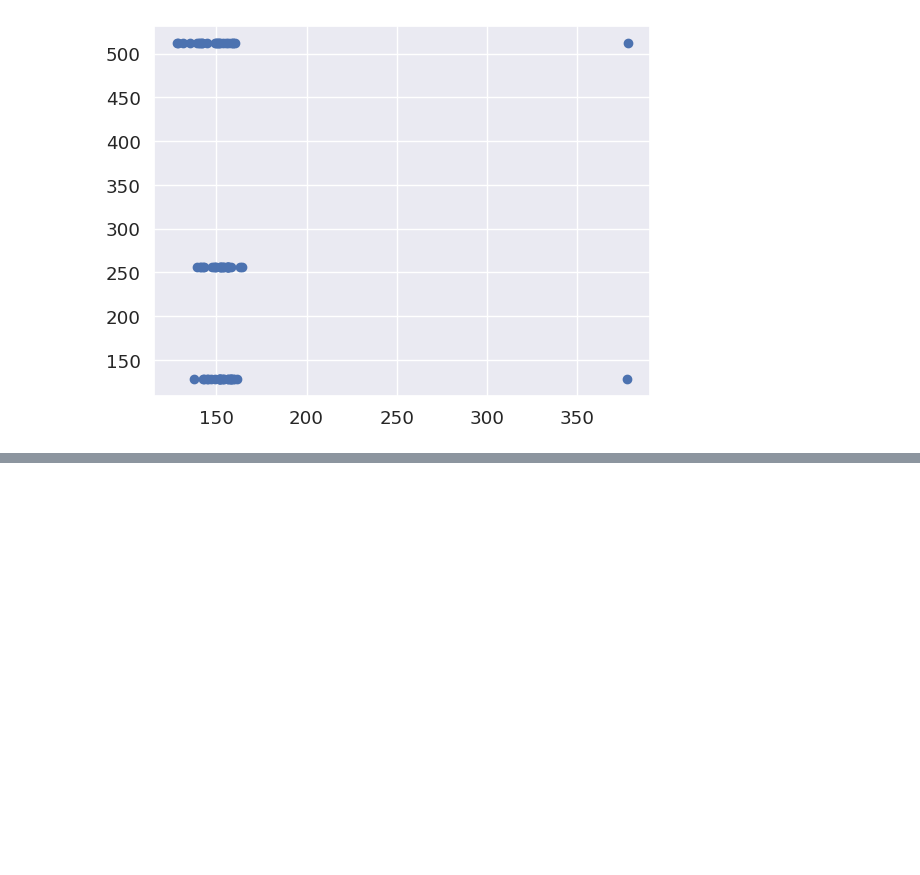
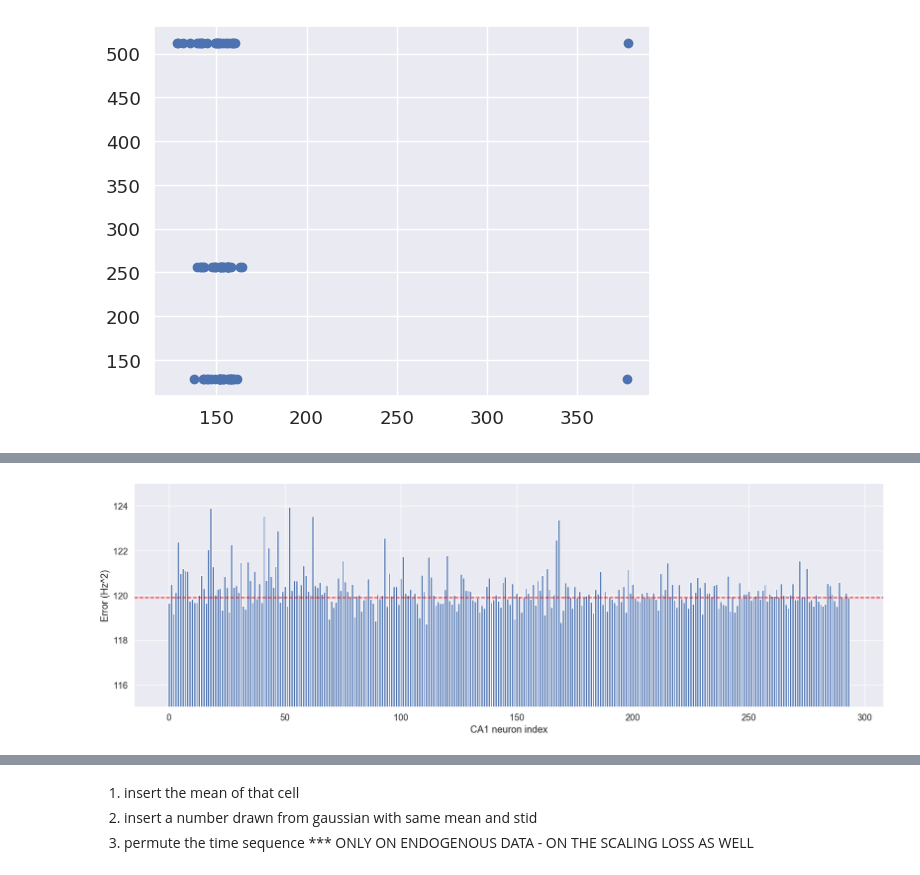
Before and after one commit to cngzlsh/approx_brain, a Jupyter notebook: EB095_stim.ipynb, the cells around one changed output, grey strips where cells are left out. Cells and saved outputs as stored; diff of their text form; code cells hidden in the pictures; blank space fills up the shorter version.

Commit message:
attention masks, scaling loss

```diff
--- a/EB095_stim.ipynb
+++ b/EB095_stim.ipynb
@@ -1265,0 +1275,10 @@ plt.scatter(LS_param_counts[:,0], LS_param_counts[:,4])
+# %%
+with torch.no_grad():
+    Y_hat_LS = DNN_LS(X_test.to(device).permute(1,0,2)).permute(1,0,2).cpu()
+    LS_test_pred_loss = nn.MSELoss(reduction='none')(Y_hat_LS, Y_test[...,LS_neuron_idx])
+    base_loss = LS_test_pred_loss.sum()/np.prod(LS_test_pred_loss.shape)
+    print('Overall Transformer Loss:', base_loss)
+    print('Transformer prediction for forward stim MSE loss: ', LS_test_pred_loss[forward_mse_idx].sum()/len(forward_mse_idx)/output_dim)
+    print('Transformer prediction for backward stim MSE loss: ', LS_test_pred_loss[backward_mse_idx].sum() / len(backward_mse_idx)/output_dim)
+    print('Transformer prediction for random stim MSE loss: ', LS_test_pred_loss[random_mse_idx].sum() / len(random_mse_idx)/output_dim)
+    print('Transformer prediction for non-stim stim MSE loss: ', LS_test_pred_loss[non_stim_mse_idx].sum() / len(non_stim_mse_idx)/output_dim)
@@ -1265,0 +1291,21 @@ plt.scatter(LS_param_counts[:,0], LS_param_counts[:,4])
+# %%
+LS_lesioning_losses = []
+for dim in tqdm(range(input_dim)):
+    _X_test = copy.deepcopy(X_test)
+    _X_test[:,:,dim] = 0
+    with torch.no_grad():
+        Y_hat_LS = DNN_LS(_X_test.to(device).permute(1,0,2)).permute(1,0,2).cpu()
+        LS_test_pred_loss = nn.MSELoss(reduction='none')(Y_hat_LS, Y_test[...,LS_neuron_idx])
+        LS_lesioning_losses.append(LS_test_pred_loss.sum()/np.prod(LS_test_pred_loss.shape))
+
+plt.figure(figsize=(20,6))
+plt.bar(np.arange(input_dim), LS_lesioning_losses)
+plt.axhline(y=LS_test_pred_loss.sum()/np.prod(LS_test_pred_loss.shape), xmin=0, xmax=input_dim, linestyle='--', c='red')
+plt.ylim([115,125])
+plt.xlabel('CA1 neuron index')
+plt.ylabel('Error (Hz^2)')
+plt.show()
+
+logger.info(f'Number of neurons whose lesioning yielded higher loss: {torch.sum(torch.as_tensor(LS_lesioning_losses) > base_loss)} ({str(float(torch.sum(torch.as_tensor(LS_lesioning_losses) > base_loss) / input_dim * 100))[:4]}%)')
+# %% [output]
+[figure, added]
@@ -1265,0 +1313,5 @@ plt.scatter(LS_param_counts[:,0], LS_param_counts[:,4])
+# %% [markdown]
+1. insert the mean of that cell
+2. insert a number drawn from gaussian with same mean and stid
+3. permute the time sequence ***
+ONLY ON ENDOGENOUS DATA - ON THE SCALING LOSS AS WELL
```
Also changed, not shown: parts of 43 cells of this notebook, 4 other files.
